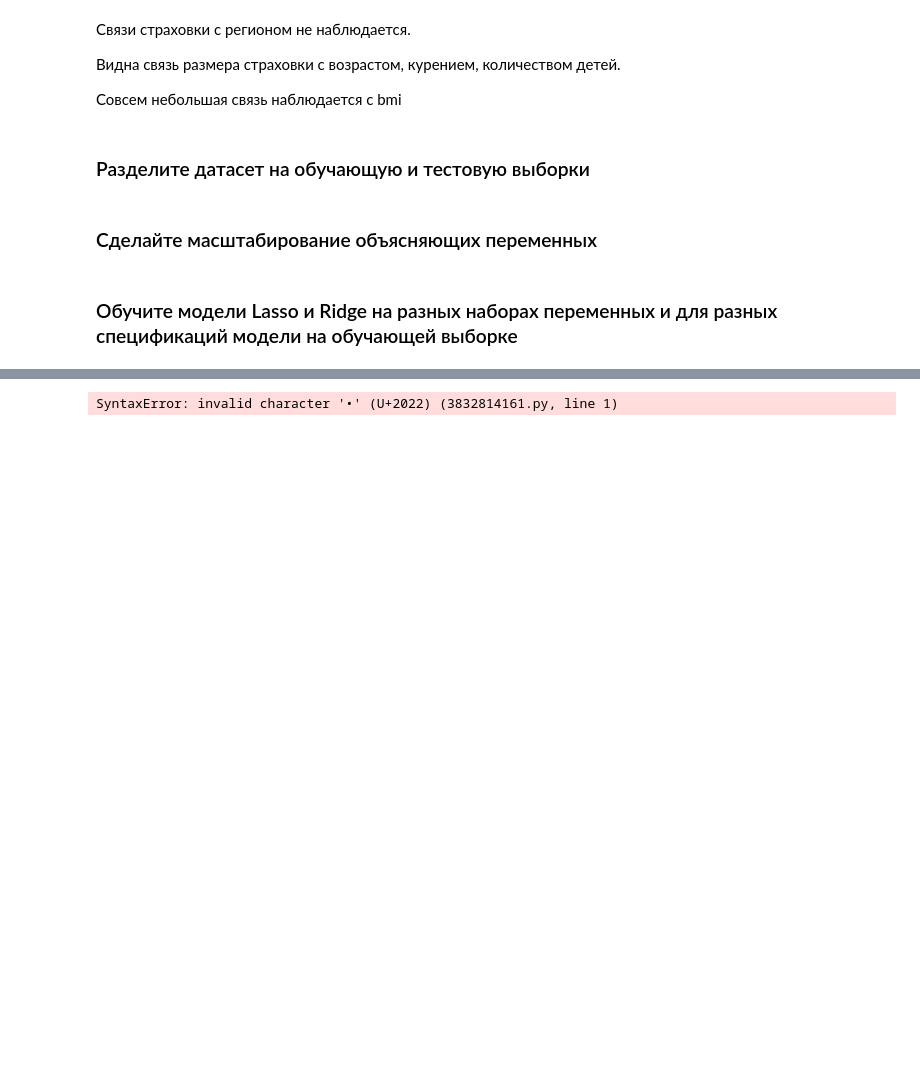
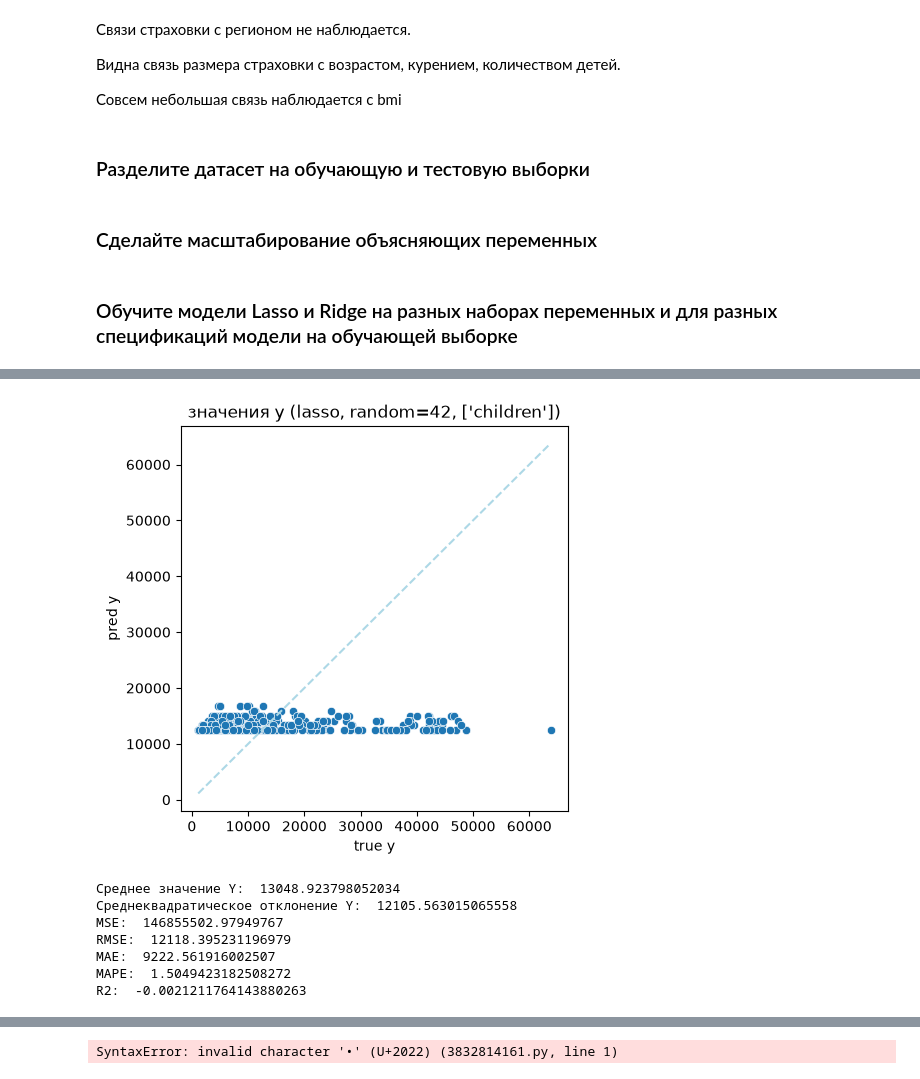
Before and after one commit to ceteravincis/dz_regressii_misskiy, a Jupyter notebook: dz-regressiya.ipynb, the cells around one changed output, grey strips where cells are left out. Cells and saved outputs as stored; diff of their text form; code cells hidden in the pictures; blank space fills up the shorter version.

```diff
--- a/dz-regressiya.ipynb
+++ b/dz-regressiya.ipynb
@@ -176,3 +173,14 @@ RMSE:  7263.966403727137
 MAE:  5594.510909324187
 MAPE:  0.8648914761298997
 R2:  0.6399376859824779
+# %%
+ml.append (ML_insurance(df_encoded, ['children',], model_kind='lasso' ))
+# %% [output]
+[figure, added]
+Среднее значение Y:  13048.923798052034
+Среднеквадратическое отклонение Y:  12105.563015065558
+MSE:  146855502.97949767
+RMSE:  12118.395231196979
+MAE:  9222.561916002507
+MAPE:  1.5049423182508272
+R2:  -0.0021211764143880263
```
Also changed, not shown: parts of 4 cells of this notebook.
